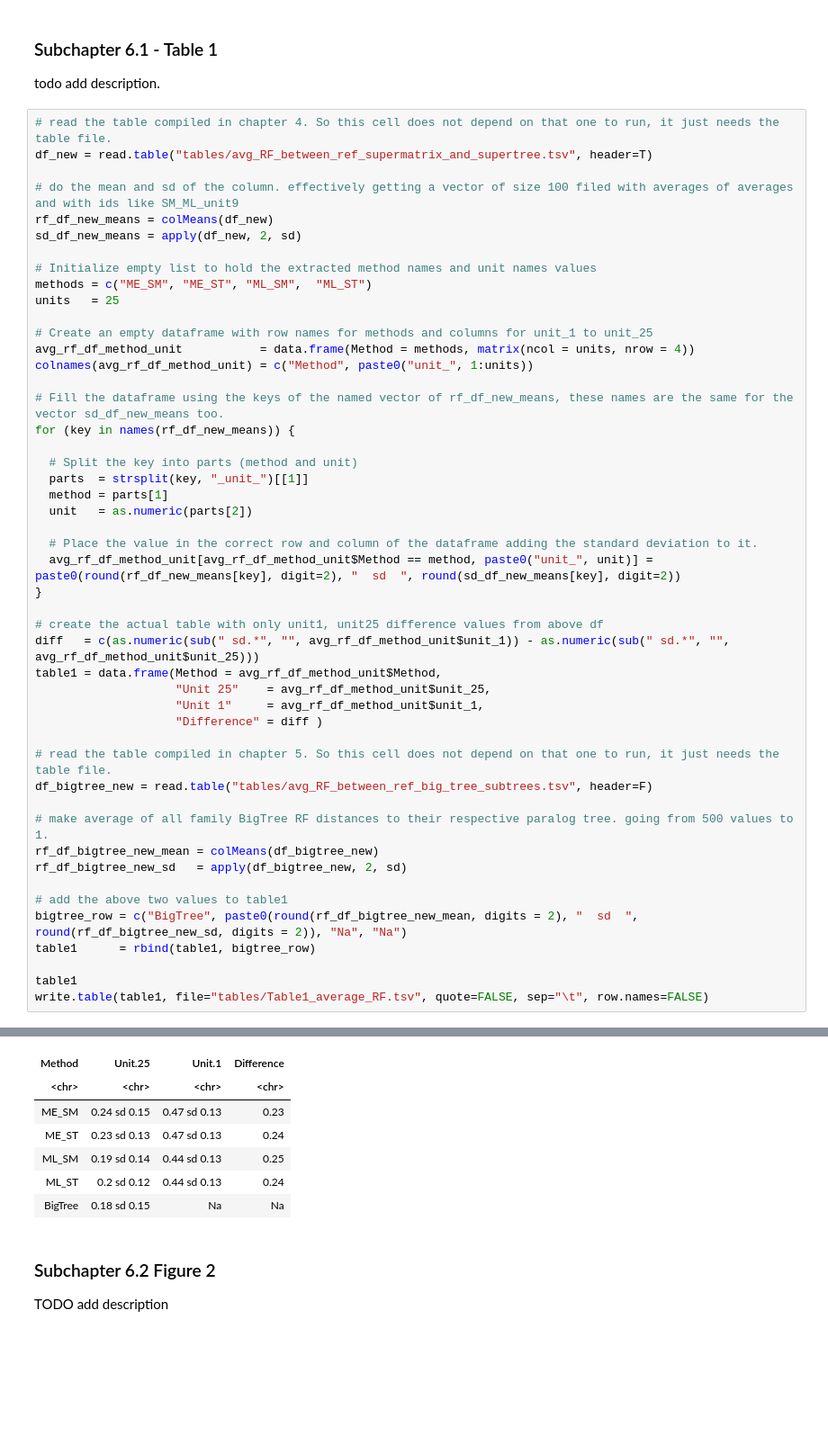
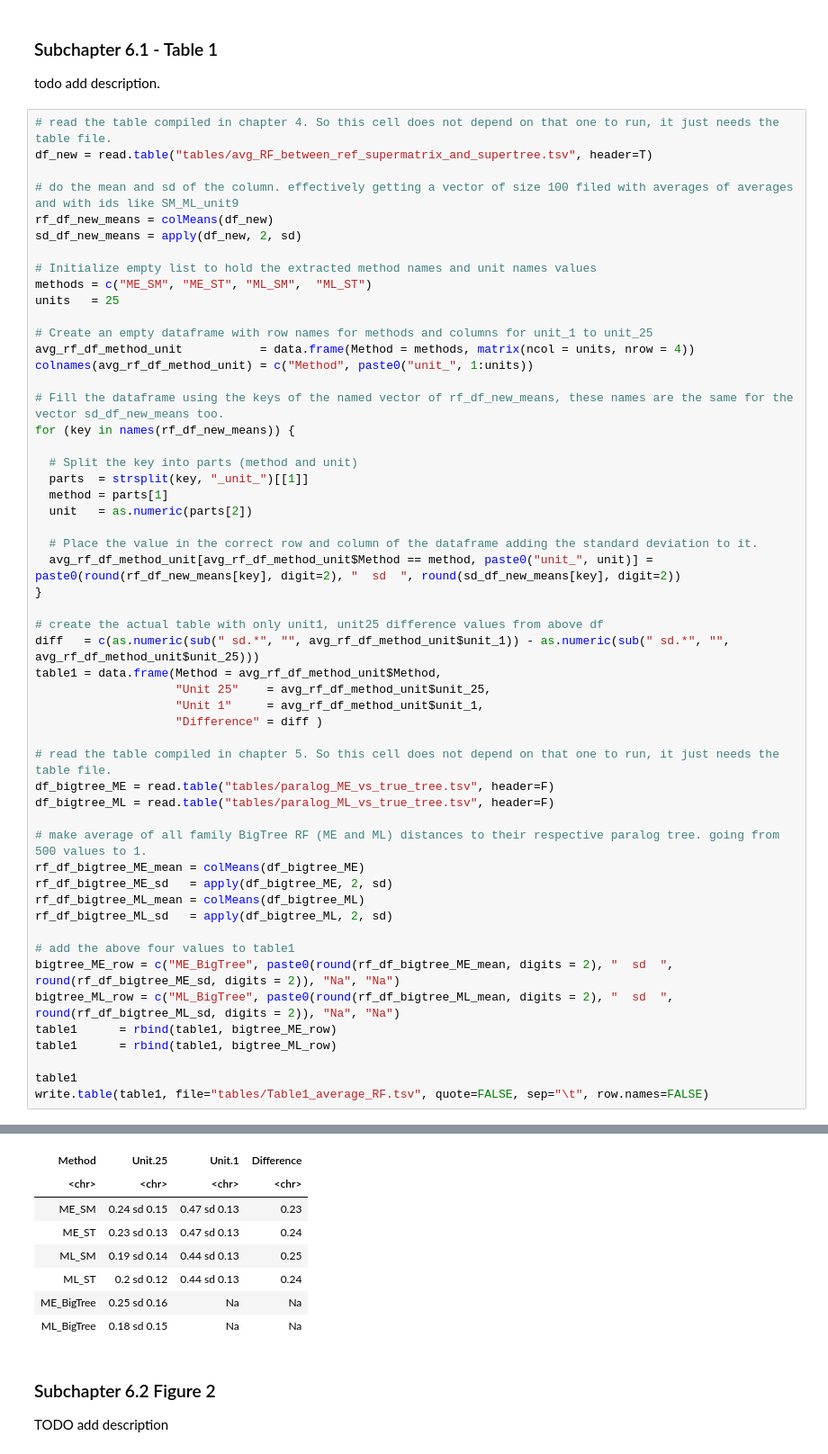
Before and after one commit to alessiovignoli/paralogs-nf, a Jupyter notebook: analysis/simulated_data.ipynb, the cells around one changed output, grey strips where cells are left out. Shown at 90% size. Cells and saved outputs as stored; diff of their text form; blank space fills up the shorter version.

Commit message:
added BigTree ME and ST reconciliation to table1 and figure2

```diff
--- a/analysis/simulated_data.ipynb
+++ b/analysis/simulated_data.ipynb
@@ -510,15 +477,20 @@ table1 = data.frame(Method = avg_rf_df_method_unit$Method,
                     "Difference" = diff )
 
 # read the table compiled in chapter 5. So this cell does not depend on that one to run, it just needs the table file.
-df_bigtree_new = read.table("tables/avg_RF_between_ref_big_tree_subtrees.tsv", header=F)
+df_bigtree_ME = read.table("tables/paralog_ME_vs_true_tree.tsv", header=F)
+df_bigtree_ML = read.table("tables/paralog_ML_vs_true_tree.tsv", header=F)
 
-# make average of all family BigTree RF distances to their respective paralog tree. going from 500 values to 1.
-rf_df_bigtree_new_mean = colMeans(df_bigtree_new)
-rf_df_bigtree_new_sd   = apply(df_bigtree_new, 2, sd)
+# make average of all family BigTree RF (ME and ML) distances to their respective paralog tree. going from 500 values to 1.
+rf_df_bigtree_ME_mean = colMeans(df_bigtree_ME)
+rf_df_bigtree_ME_sd   = apply(df_bigtree_ME, 2, sd)
+rf_df_bigtree_ML_mean = colMeans(df_bigtree_ML)
+rf_df_bigtree_ML_sd   = apply(df_bigtree_ML, 2, sd)
 
-# add the above two values to table1
-bigtree_row = c("BigTree", paste0(round(rf_df_bigtree_new_mean, digits = 2), "  sd  ", round(rf_df_bigtree_new_sd, digits = 2)), "Na", "Na")
-table1      = rbind(table1, bigtree_row)
+# add the above four values to table1
+bigtree_ME_row = c("ME_BigTree", paste0(round(rf_df_bigtree_ME_mean, digits = 2), "  sd  ", round(rf_df_bigtree_ME_sd, digits = 2)), "Na", "Na")
+bigtree_ML_row = c("ML_BigTree", paste0(round(rf_df_bigtree_ML_mean, digits = 2), "  sd  ", round(rf_df_bigtree_ML_sd, digits = 2)), "Na", "Na")
+table1      = rbind(table1, bigtree_ME_row)
+table1      = rbind(table1, bigtree_ML_row)
 
 table1
 write.table(table1, file="tables/Table1_average_RF.tsv", quote=FALSE, sep="\t", row.names=FALSE)
@@ -527,10 +499,11 @@ A data.frame: 5 × 4
 | Method | Unit.25 | Unit.1 | Difference |
 | <chr> | <chr> | <chr> | <chr> |
 | ME_SM | 0.24 sd 0.15 | 0.47 sd 0.13 | 0.23 |
 | ME_ST | 0.23 sd 0.13 | 0.47 sd 0.13 | 0.24 |
 | ML_SM | 0.19 sd 0.14 | 0.44 sd 0.13 | 0.25 |
 | ML_ST | 0.2 sd 0.12 | 0.44 sd 0.13 | 0.24 |
-| BigTree | 0.18 sd 0.15 | Na | Na |
+| ME_BigTree | 0.25 sd 0.16 | Na | Na |
+| ML_BigTree | 0.18 sd 0.15 | Na | Na |
 # %% [markdown]
 <a id="subchapter-6_2-Figure-2"></a>
 
```
Also changed, not shown: parts of 6 cells of this notebook, 5 other files.
